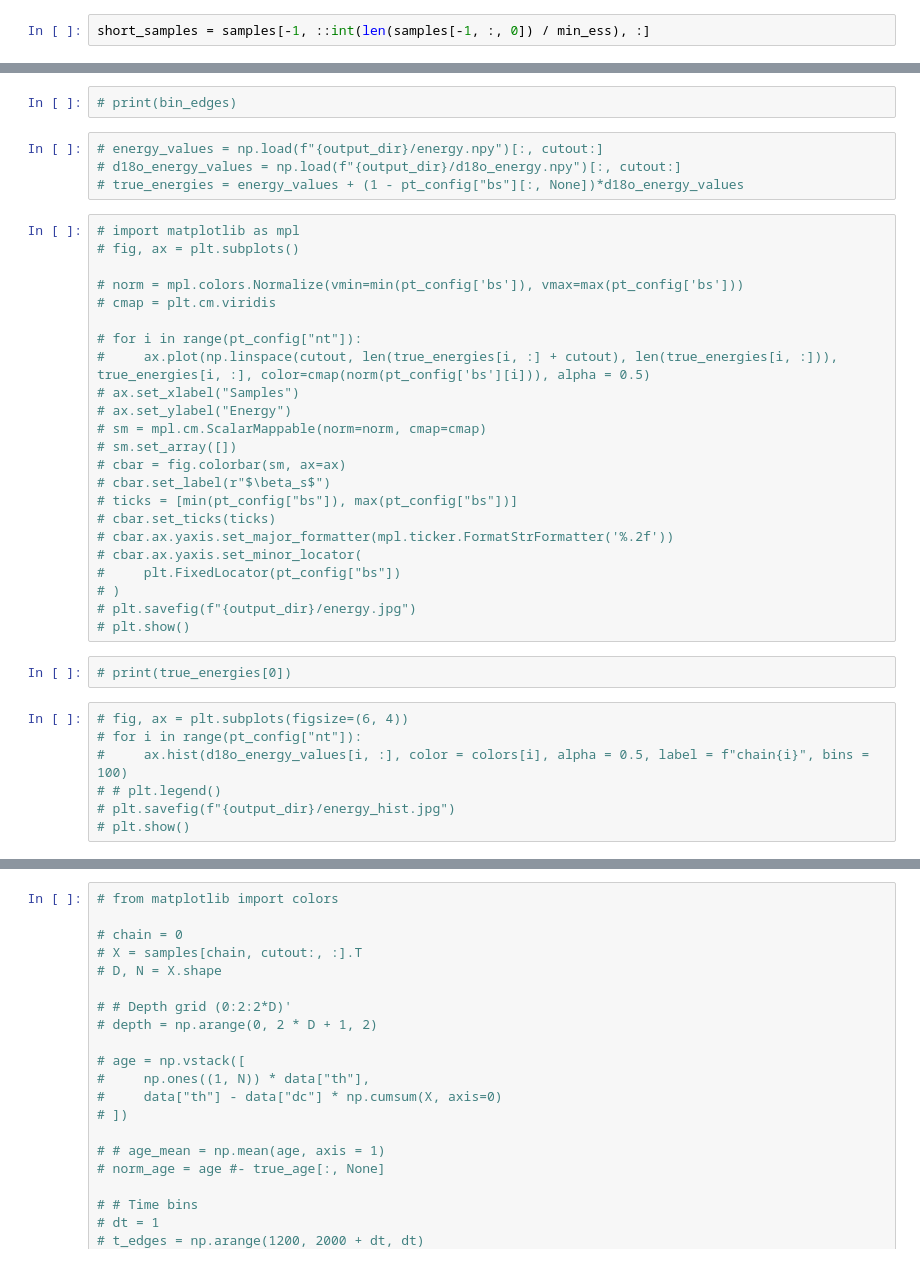
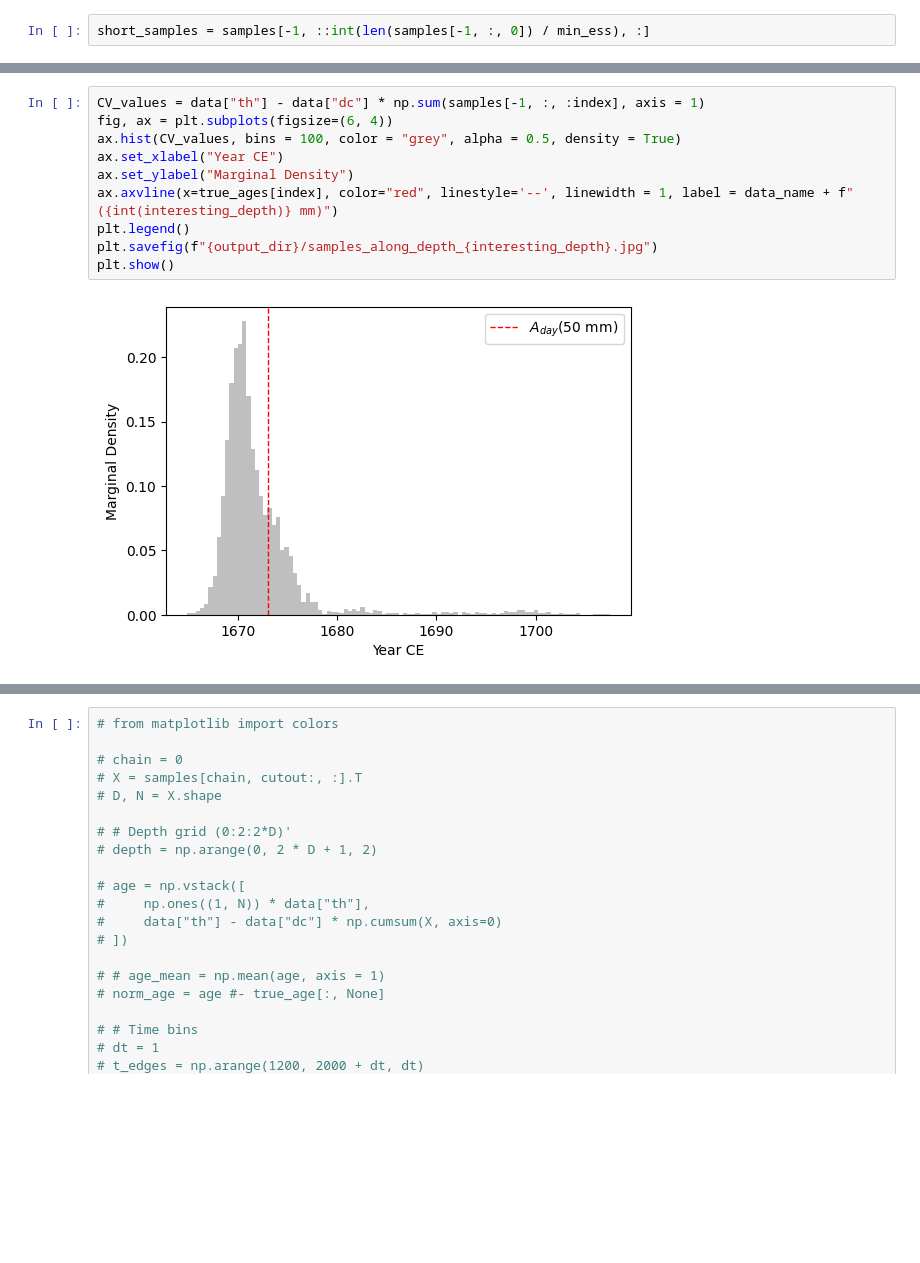
Before and after one commit to hannakjellson/Sampling-for-age-depth-modelling, a Jupyter notebook: python/src/age_depth_models/age_depth_model_PT_normal/plot.ipynb, the cells around one changed output, grey strips where cells are left out. Drawn from its saved outputs; the diff is of its cells as text; blank space fills up the shorter version.

```diff
--- a/python/src/age_depth_models/age_depth_model_PT_normal/plot.ipynb
+++ b/python/src/age_depth_models/age_depth_model_PT_normal/plot.ipynb
@@ -512,41 +327,15 @@ plt.savefig(f"{output_dir}/samples_along_depth_{interesting_depth}_error.jpg")
-# %%
-# print(bin_edges)
-# %%
-# energy_values = np.load(f"{output_dir}/energy.npy")[:, cutout:]
-# d18o_energy_values = np.load(f"{output_dir}/d18o_energy.npy")[:, cutout:]
-# true_energies = energy_values + (1 - pt_config["bs"][:, None])*d18o_energy_values
-# %%
-# import matplotlib as mpl
-# fig, ax = plt.subplots()
-
-# norm = mpl.colors.Normalize(vmin=min(pt_config['bs']), vmax=max(pt_config['bs']))
-# cmap = plt.cm.viridis
-
-# for i in range(pt_config["nt"]):
-#     ax.plot(np.linspace(cutout, len(true_energies[i, :] + cutout), len(true_energies[i, :])), true_energies[i, :], color=cmap(norm(pt_config['bs'][i])), alpha = 0.5)
-# ax.set_xlabel("Samples")
-# ax.set_ylabel("Energy")
-# sm = mpl.cm.ScalarMappable(norm=norm, cmap=cmap)
-# sm.set_array([])
-# cbar = fig.colorbar(sm, ax=ax)
-# cbar.set_label(r"$\beta_s$")
-# ticks = [min(pt_config["bs"]), max(pt_config["bs"])]
-# cbar.set_ticks(ticks)
-# cbar.ax.yaxis.set_major_formatter(mpl.ticker.FormatStrFormatter('%.2f'))
-# cbar.ax.yaxis.set_minor_locator(
-#     plt.FixedLocator(pt_config["bs"])
-# )
-# plt.savefig(f"{output_dir}/energy.jpg")
-# plt.show()
-# %%
-# print(true_energies[0])
-# %%
-# fig, ax = plt.subplots(figsize=(6, 4))
-# for i in range(pt_config["nt"]):
-#     ax.hist(d18o_energy_values[i, :], color = colors[i], alpha = 0.5, label = f"chain{i}", bins = 100)
-# # plt.legend()
-# plt.savefig(f"{output_dir}/energy_hist.jpg")
-# plt.show()
+# %%
+CV_values = data["th"] - data["dc"] * np.sum(samples[-1, :, :index], axis = 1)
+fig, ax = plt.subplots(figsize=(6, 4))
+ax.hist(CV_values, bins = 100, color = "grey", alpha = 0.5, density = True)
+ax.set_xlabel("Year CE")
+ax.set_ylabel("Marginal Density")
+ax.axvline(x=true_ages[index], color="red", linestyle='--', linewidth = 1, label = data_name + f"({int(interesting_depth)} mm)")
+plt.legend()
+plt.savefig(f"{output_dir}/samples_along_depth_{interesting_depth}.jpg")
+plt.show()
+# %% [output]
+[figure, added]
 # %%
 from matplotlib import colors
 
```
Also changed, not shown: parts of 20 cells of this notebook, 1 other file.
